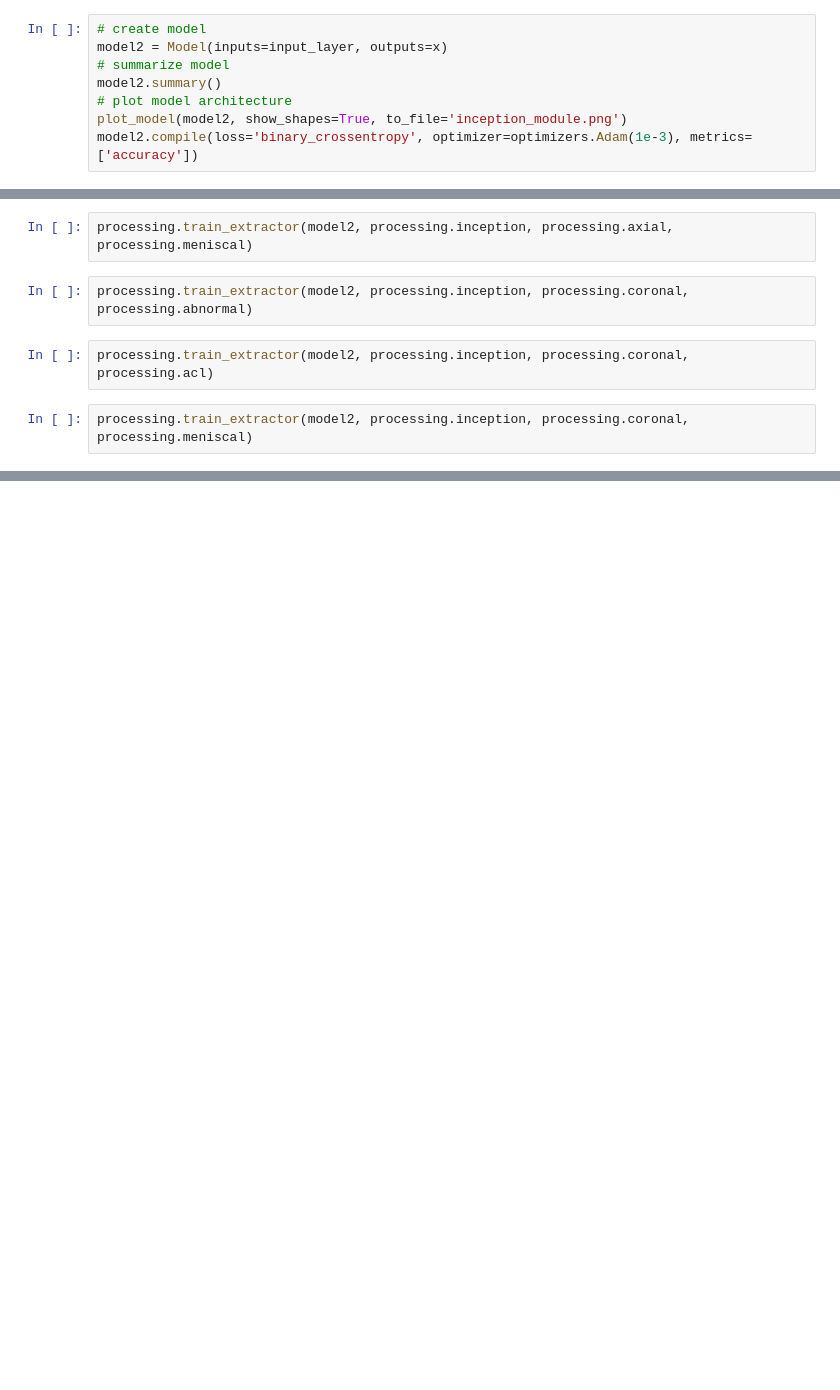
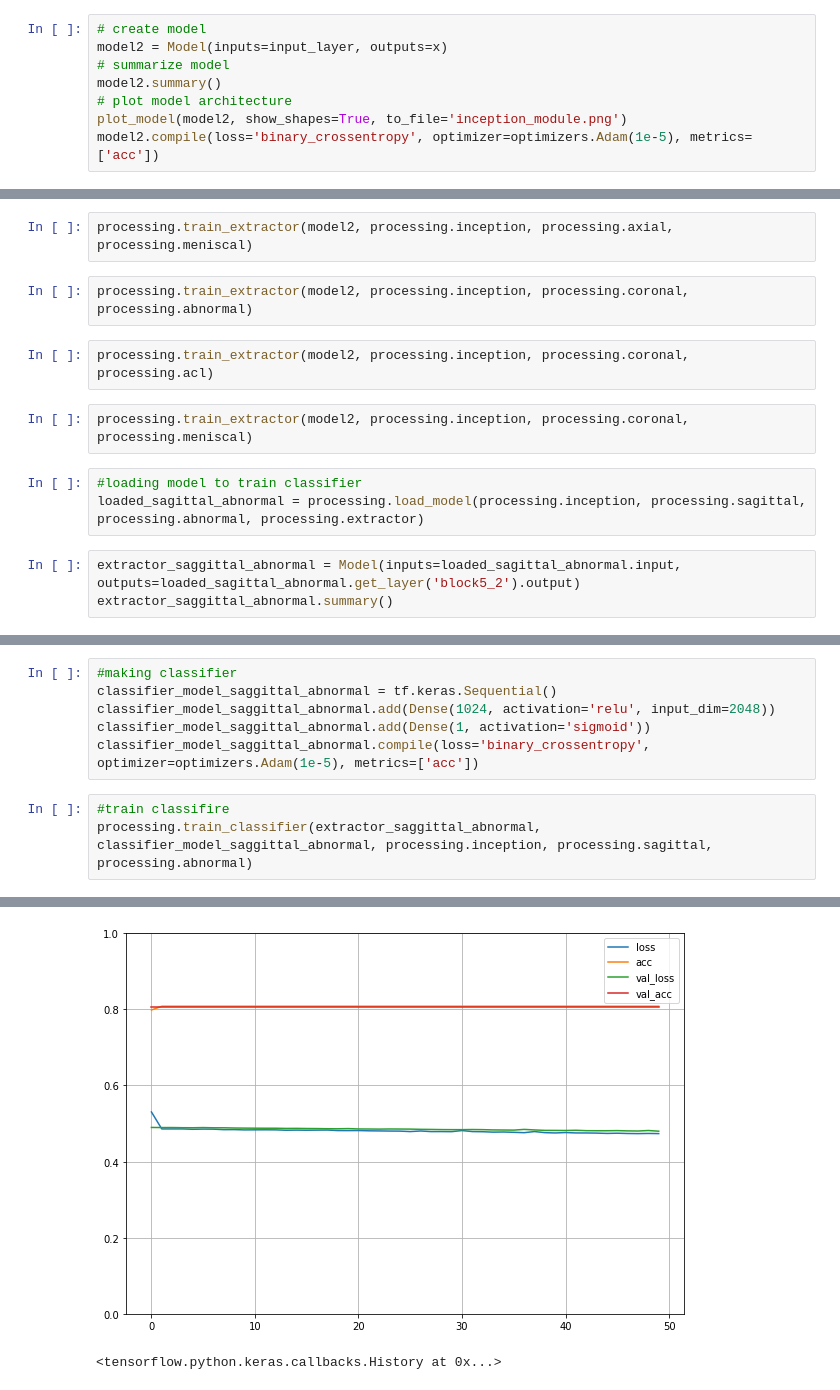
Before and after one commit to Jamaleldin/MRNET-for-Knee-Diagnosis, a Jupyter notebook: inception_v3.ipynb, the cells around one changed output, grey strips where cells are left out. Cells and saved outputs as stored; diff of their text form; blank space fills up the shorter version.

Commit message:
training clasifier for sagittal abnormal

```diff
--- a/inception_v3.ipynb
+++ b/inception_v3.ipynb
@@ -163,4 +160,4 @@ model2 = Model(inputs=input_layer, outputs=x)
 model2.summary()
 # plot model architecture
 plot_model(model2, show_shapes=True, to_file='inception_module.png')
-model2.compile(loss='binary_crossentropy', optimizer=optimizers.Adam(1e-3), metrics=['accuracy'])
+model2.compile(loss='binary_crossentropy', optimizer=optimizers.Adam(1e-5), metrics=['acc'])
@@ -191,3 +255,9 @@ processing.train_extractor(model2, processing.inception, processing.coronal, pro
 processing.train_extractor(model2, processing.inception, processing.coronal, processing.acl)
 # %%
 processing.train_extractor(model2, processing.inception, processing.coronal, processing.meniscal)
+# %%
+#loading model to train classifier
+loaded_sagittal_abnormal = processing.load_model(processing.inception, processing.sagittal, processing.abnormal, processing.extractor)
+# %%
+extractor_saggittal_abnormal = Model(inputs=loaded_sagittal_abnormal.input, outputs=loaded_sagittal_abnormal.get_layer('block5_2').output)
+extractor_saggittal_abnormal.summary()
@@ -193,0 +282,10 @@ processing.train_extractor(model2, processing.inception, processing.coronal, pro
+# %%
+#making classifier
+classifier_model_saggittal_abnormal = tf.keras.Sequential()
+classifier_model_saggittal_abnormal.add(Dense(1024, activation='relu', input_dim=2048))
+classifier_model_saggittal_abnormal.add(Dense(1, activation='sigmoid'))
+classifier_model_saggittal_abnormal.compile(loss='binary_crossentropy', optimizer=optimizers.Adam(1e-5), metrics=['acc'])
+# %%
+#train classifire
+processing.train_classifier(extractor_saggittal_abnormal, classifier_model_saggittal_abnormal, processing.inception, processing.sagittal, processing.abnormal)
+# %% [output]
@@ -193,0 +309,2 @@ processing.train_extractor(model2, processing.inception, processing.coronal, pro
+[figure, added]
+<tensorflow.python.keras.callbacks.History at 0x...>
```
Also changed, not shown: parts of 8 cells of this notebook.
